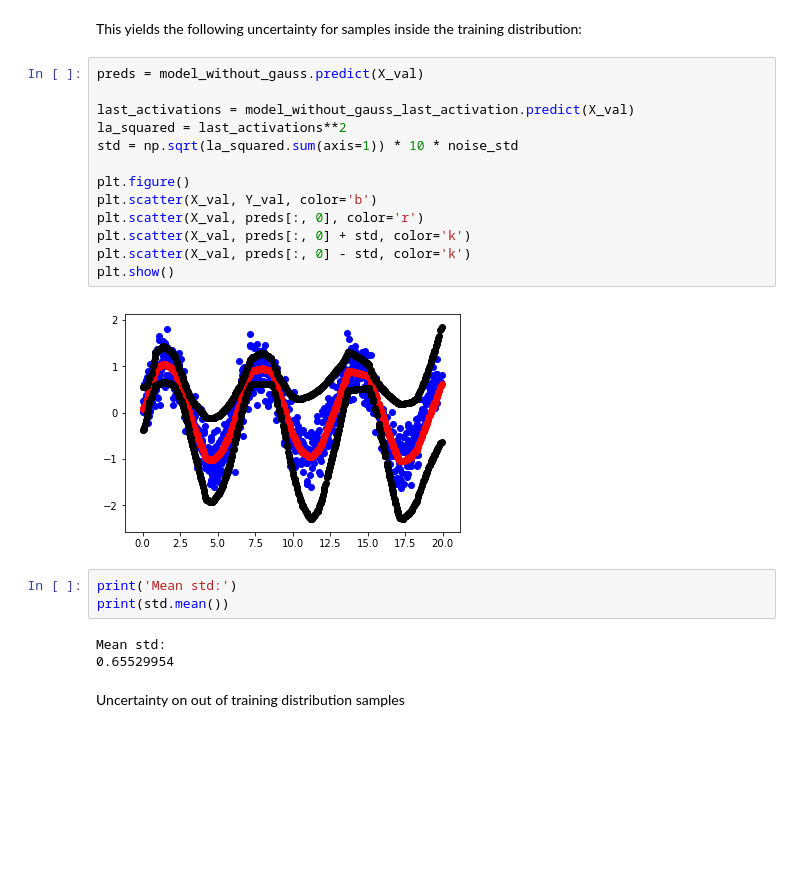
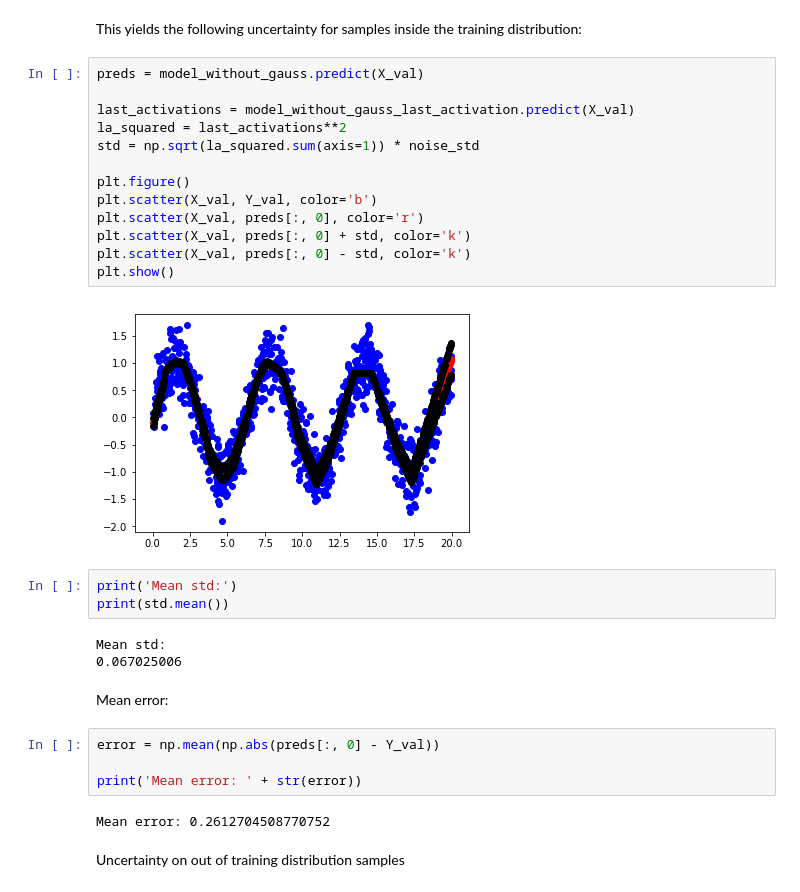
Before and after one commit to janisgp/Uncertainty_DeepLearning, a Jupyter notebook: GaussianNoise Regularization on 1D Toy Data.ipynb, the cells around one changed output. Cells and saved outputs as stored; diff of their text form; blank space fills up the shorter version.

```diff
--- a/GaussianNoise Regularization on 1D Toy Data.ipynb
+++ b/GaussianNoise Regularization on 1D Toy Data.ipynb
@@ -301,24 +302,32 @@ This yields the following uncertainty for samples inside the training distributi
 # %%
 preds = model_without_gauss.predict(X_val)
 
 last_activations = model_without_gauss_last_activation.predict(X_val)
 la_squared = last_activations**2
-std = np.sqrt(la_squared.sum(axis=1)) * 10 * noise_std
+std = np.sqrt(la_squared.sum(axis=1)) * noise_std
 
 plt.figure()
 plt.scatter(X_val, Y_val, color='b')
 plt.scatter(X_val, preds[:, 0], color='r')
 plt.scatter(X_val, preds[:, 0] + std, color='k')
 plt.scatter(X_val, preds[:, 0] - std, color='k')
 plt.show()
 # %% [output]
-[figure, old version]
+[figure, new version]
 # %%
 print('Mean std:')
 print(std.mean())
 # %% [output]
 Mean std:
-0.65529954
+0.067025006
+# %% [markdown]
+Mean error:
+# %%
+error = np.mean(np.abs(preds[:, 0] - Y_val))
+
+print('Mean error: ' + str(error))
+# %% [output]
+Mean error: 0.2612704508770752
 # %% [markdown]
 Uncertainty on out of training distribution samples
 # %%
```
Also changed, not shown: parts of 15 cells of this notebook.
